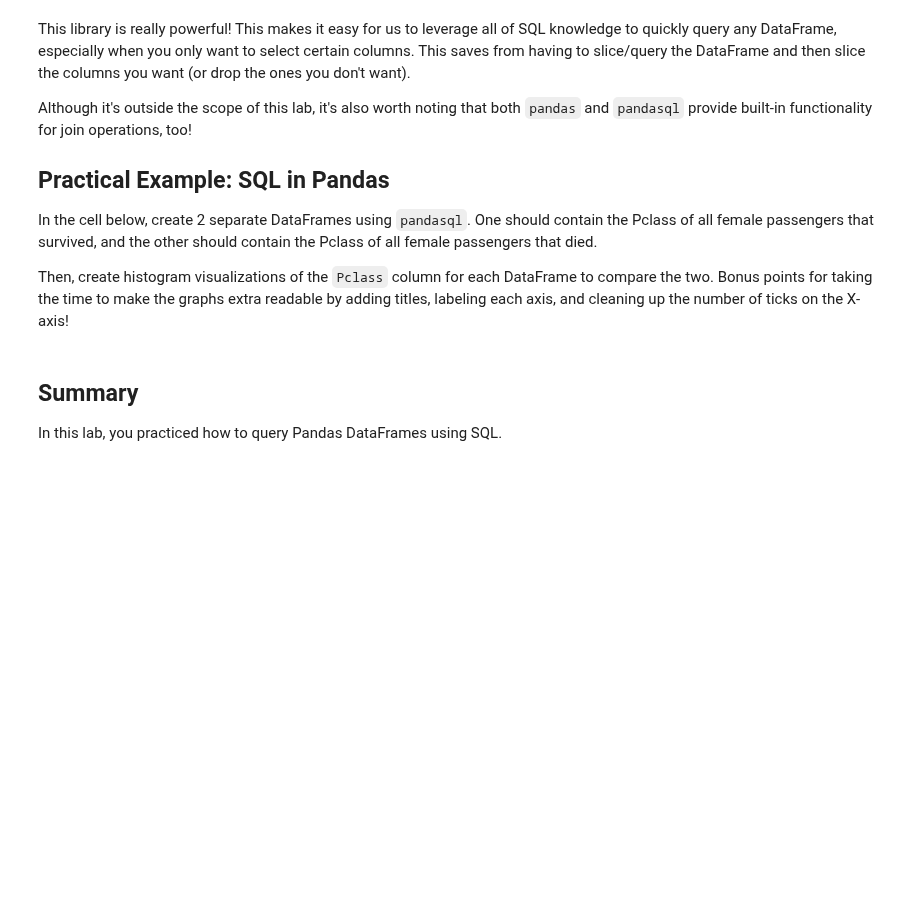
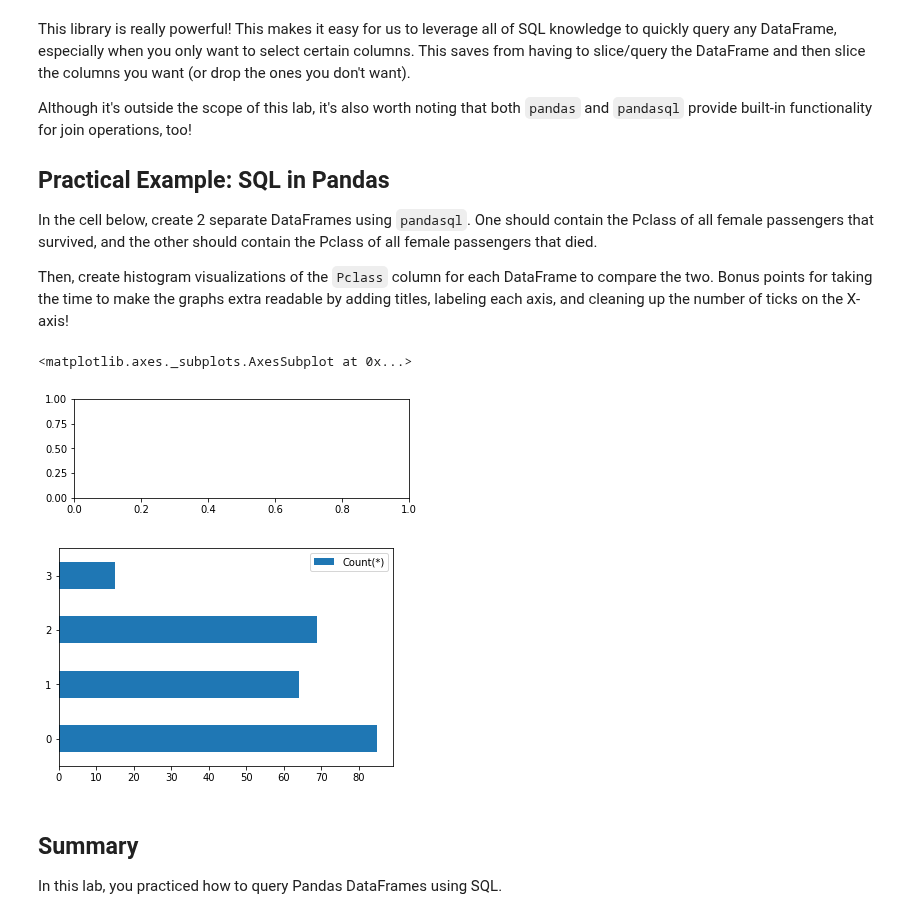
Before and after one commit to ewonguoft/dsc-enterprise-hsbc-using-sql-with-pandas-lab-hsbc-ds-081319, a Jupyter notebook: index.ipynb, the cells around one changed output. Saved outputs shown, nothing was run; the diff lists cells and outputs as text; code cells hidden in the pictures; blank space fills up the shorter version.

```diff
--- a/index.ipynb
+++ b/index.ipynb
@@ -300,14 +300,22 @@ Then, create histogram visualizations of the `Pclass` column for each DataFrame
 # %%
 # Write your queries in these variables to keep your code well-formatted and readable
 q3 = "SELECT Pclass, Count(*) FROM df WHERE Sex = 'female' and Survived = 1 GROUP BY 1;"
 q4 = "SELECT Pclass, Count(*) FROM df WHERE Sex = 'female' and Survived = 0 GROUP BY 1;"
 
 survived_females_by_pclass_df = pysqldf(q3)
 died_females_by_pclass_df = pysqldf(q4)
 
-survived_females_by_pclass_df.
+plt.subplot(2,1,1)
+survived_females_by_pclass_df.plot(kind='barh')
+
+plt.subplot(2,1,1)
+survived_females_by_pclass_df.plot(kind='barh')
 
 # Create and label the histograms for each below!
+# %% [output]
+<matplotlib.axes._subplots.AxesSubplot at 0x...>
+[figure, added]
+[figure, added]
 # %% [markdown]
 ## Summary
 
```
